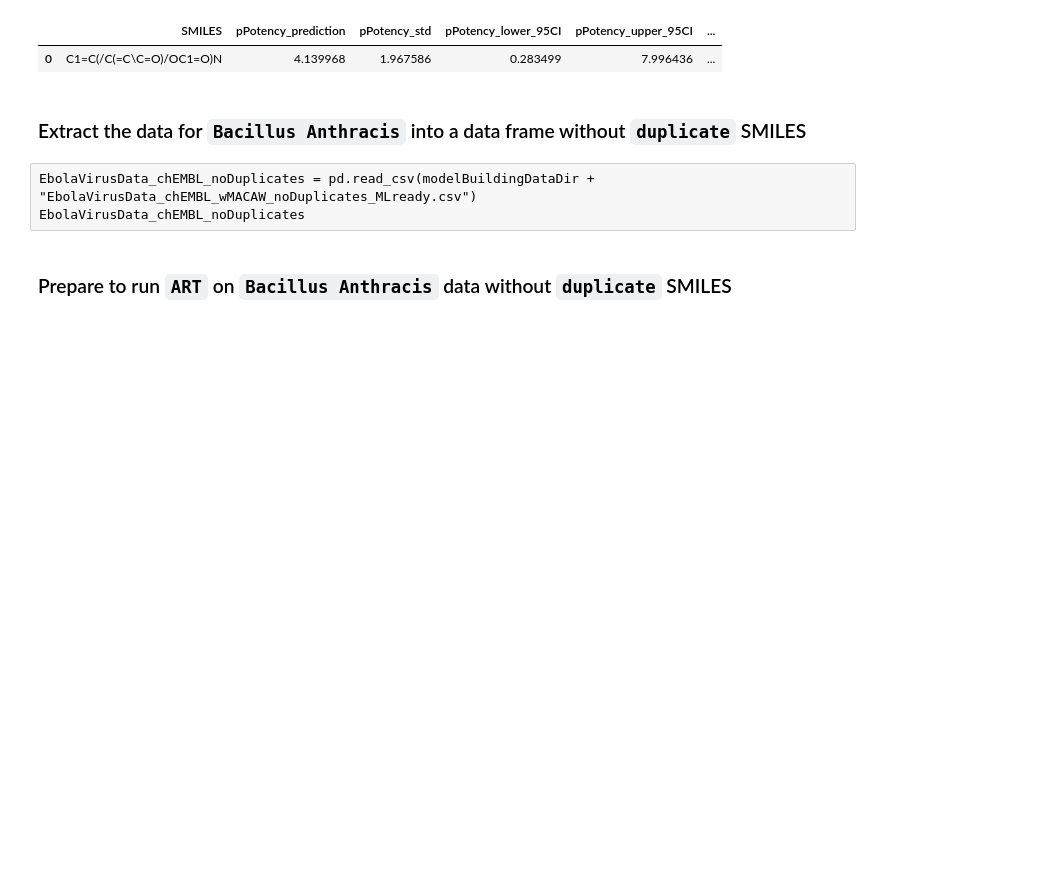
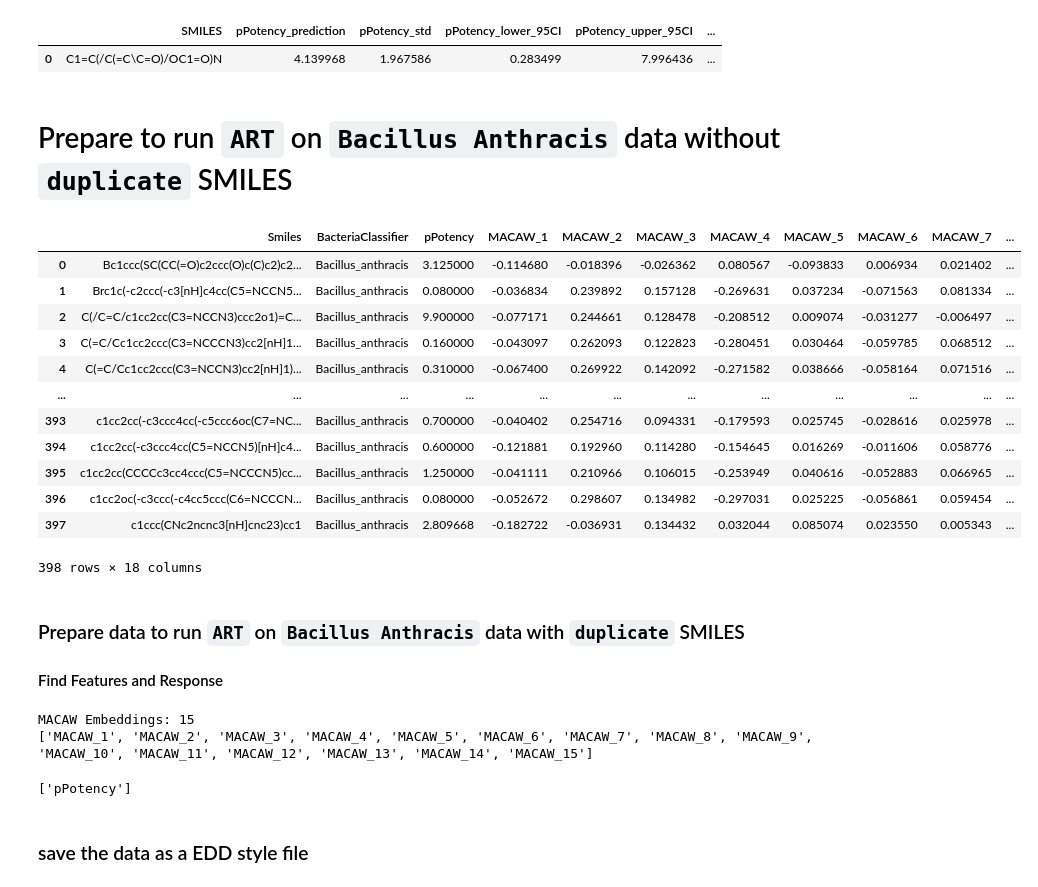
Before and after one commit to soumyadeepghosh35/DTRA_ART, a Jupyter notebook: DTRA_project_notebooks/Step5_ART_BacillusAnthracis.ipynb, the cells around one changed output. Saved outputs shown, nothing was run; the diff lists cells and outputs as text; code cells hidden in the pictures; blank space fills up the shorter version.

```diff
--- a/DTRA_project_notebooks/Step5_ART_BacillusAnthracis.ipynb
+++ b/DTRA_project_notebooks/Step5_ART_BacillusAnthracis.ipynb
@@ -514,10 +515,33 @@ DTRA_target_AntiBiotic_predicted
 Predictions saved with uncertainty estimates
 |  | SMILES | pPotency_prediction | pPotency_std | pPotency_lower_95CI | pPotency_upper_95CI | ... |
 | 0 | C1=C(/C(=C\C=O)/OC1=O)N | 4.139968 | 1.967586 | 0.283499 | 7.996436 | ... |
-# %% [markdown]
-### Extract the data for `Bacillus Anthracis` into a data frame without `duplicate` SMILES
-# %% [raw]
-EbolaVirusData_chEMBL_noDuplicates = pd.read_csv(modelBuildingDataDir + "EbolaVirusData_chEMBL_wMACAW_noDuplicates_MLready.csv")
-EbolaVirusData_chEMBL_noDuplicates
 # %% [markdown]
-### Prepare to run `ART` on `Bacillus Anthracis` data without `duplicate` SMILES
+# Prepare to run `ART` on `Bacillus Anthracis` data without `duplicate` SMILES
+# %%
+BacillusAnthracisData_chEMBL_noDuplicates = pd.read_csv(modelBuildingDataDir + "BacillusAnthracisData_chEMBL_noDuplicates_wMACAW.csv")
+BacillusAnthracisData_chEMBL_noDuplicates
+# %% [output]
+|  | Smiles | BacteriaClassifier | pPotency | MACAW_1 | MACAW_2 | MACAW_3 | MACAW_4 | MACAW_5 | MACAW_6 | MACAW_7 | ... |
+| 0 | Bc1ccc(SC(CC(=O)c2ccc(O)c(C)c2)c2... | Bacillus_anthracis | 3.125000 | -0.114680 | -0.018396 | -0.026362 | 0.080567 | -0.093833 | 0.006934 | 0.021402 | ... |
+| 1 | Brc1c(-c2ccc(-c3[nH]c4cc(C5=NCCN5... | Bacillus_anthracis | 0.080000 | -0.036834 | 0.239892 | 0.157128 | -0.269631 | 0.037234 | -0.071563 | 0.081334 | ... |
+| 2 | C(/C=C/c1cc2cc(C3=NCCN3)ccc2o1)=C... | Bacillus_anthracis | 9.900000 | -0.077171 | 0.244661 | 0.128478 | -0.208512 | 0.009074 | -0.031277 | -0.006497 | ... |
+| 3 | C(=C/Cc1cc2ccc(C3=NCCCN3)cc2[nH]1... | Bacillus_anthracis | 0.160000 | -0.043097 | 0.262093 | 0.122823 | -0.280451 | 0.030464 | -0.059785 | 0.068512 | ... |
+| 4 | C(=C/Cc1cc2ccc(C3=NCCN3)cc2[nH]1)... | Bacillus_anthracis | 0.310000 | -0.067400 | 0.269922 | 0.142092 | -0.271582 | 0.038666 | -0.058164 | 0.071516 | ... |
+| ... | ... | ... | ... | ... | ... | ... | ... | ... | ... | ... | ... |
+| 393 | c1cc2cc(-c3ccc4cc(-c5ccc6oc(C7=NC... | Bacillus_anthracis | 0.700000 | -0.040402 | 0.254716 | 0.094331 | -0.179593 | 0.025745 | -0.028616 | 0.025978 | ... |
+| 394 | c1cc2cc(-c3ccc4cc(C5=NCCN5)[nH]c4... | Bacillus_anthracis | 0.600000 | -0.121881 | 0.192960 | 0.114280 | -0.154645 | 0.016269 | -0.011606 | 0.058776 | ... |
+| 395 | c1cc2cc(CCCCc3cc4ccc(C5=NCCCN5)cc... | Bacillus_anthracis | 1.250000 | -0.041111 | 0.210966 | 0.106015 | -0.253949 | 0.040616 | -0.052883 | 0.066965 | ... |
+| 396 | c1cc2oc(-c3ccc(-c4cc5ccc(C6=NCCCN... | Bacillus_anthracis | 0.080000 | -0.052672 | 0.298607 | 0.134982 | -0.297031 | 0.025225 | -0.056861 | 0.059454 | ... |
+| 397 | c1ccc(CNc2ncnc3[nH]cnc23)cc1 | Bacillus_anthracis | 2.809668 | -0.182722 | -0.036931 | 0.134432 | 0.032044 | 0.085074 | 0.023550 | 0.005343 | ... |
+398 rows × 18 columns
+# %% [markdown]
+### Prepare data to run `ART` on `Bacillus Anthracis` data with `duplicate` SMILES
+
+#### Find Features and Response
+# %%
+input_var = [col for col in BacillusAnthracisData_chEMBL_noDuplicates.columns if col.startswith('MACAW_')]
+print(f"MACAW Embeddings: {len(input_var)}")
+print(input_var)
+# %% [output]
+MACAW Embeddings: 15
+['MACAW_1', 'MACAW_2', 'MACAW_3', 'MACAW_4', 'MACAW_5', 'MACAW_6', 'MACAW_7', 'MACAW_8', 'MACAW_9', 'MACAW_10', 'MACAW_11', 'MACAW_12', 'MACAW_13', 'MACAW_14', 'MACAW_15']
@@ -523,0 +550,5 @@ EbolaVirusData_chEMBL_noDuplicates
+# %%
+response_var = ["pPotency"]
+print(response_var)
+# %% [output]
+['pPotency']
@@ -523,0 +557,2 @@ EbolaVirusData_chEMBL_noDuplicates
+# %% [markdown]
+### save the data as a EDD style file
```
Also changed, not shown: parts of 10 cells of this notebook, 4 other files.
